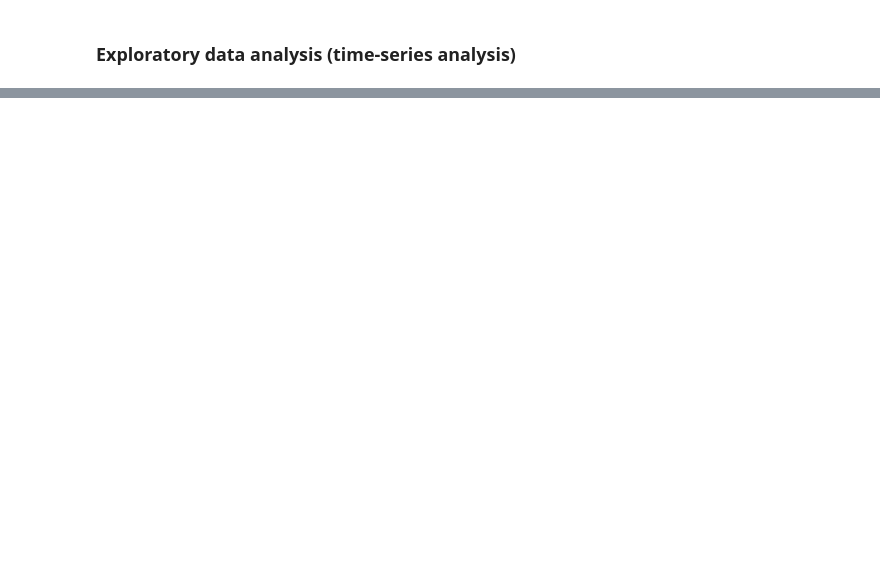
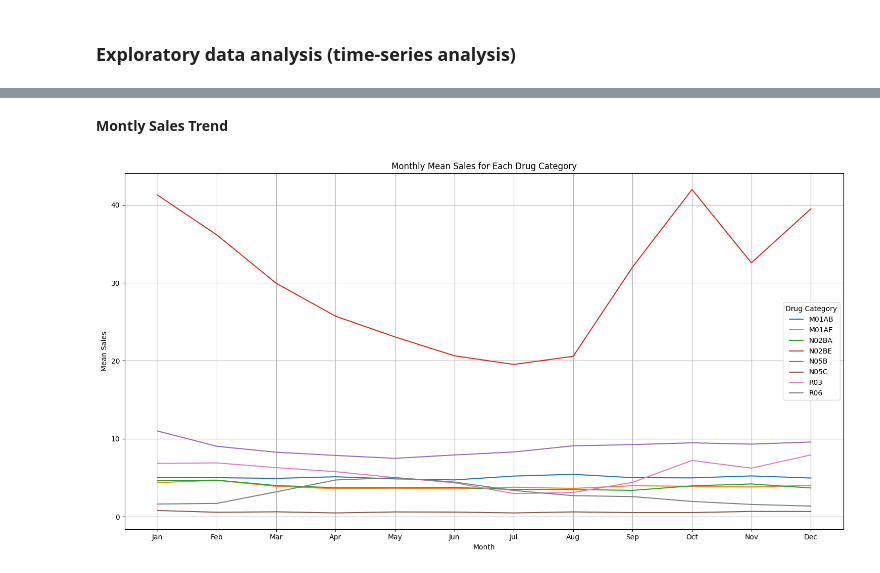
Before and after one commit to Adhi1755/Pharma-Sales-Analysis, a Jupyter notebook: Pharma_sales_data_analysis_and_forecasting.ipynb, the cells around one changed output, grey strips where cells are left out. Cells and saved outputs as stored; diff of their text form; code cells hidden in the pictures; blank space fills up the shorter version.

```diff
--- a/Pharma_sales_data_analysis_and_forecasting.ipynb
+++ b/Pharma_sales_data_analysis_and_forecasting.ipynb
@@ -162,0 +224,20 @@ The dataset contains no duplicate or missing values, indicating high data qualit
+# %% [markdown]
+**Montly Sales Trend**
+# %%
+#Monthly Mean Sales Trends
+drug_columns = ['M01AB', 'M01AE', 'N02BA', 'N02BE', 'N05B', 'N05C', 'R03', 'R06']
+monthly_mean_sales = salesDaily.groupby('Month')[drug_columns].mean()
+
+plt.figure(figsize=(15, 8))
+for col in drug_columns:
+    plt.plot(monthly_mean_sales.index, monthly_mean_sales[col], label=col)
+plt.title('Monthly Mean Sales for Each Drug Category')
+plt.xlabel('Month')
+plt.ylabel('Mean Sales')
+plt.xticks(range(1, 13), ['Jan', 'Feb', 'Mar', 'Apr', 'May', 'Jun', 'Jul', 'Aug', 'Sep', 'Oct', 'Nov', 'Dec'])
+plt.legend(title='Drug Category')
+plt.grid(True)
+plt.tight_layout()
+plt.show()
+# %% [output]
+[figure, added]
```
Also changed, not shown: parts of 30 cells of this notebook.
